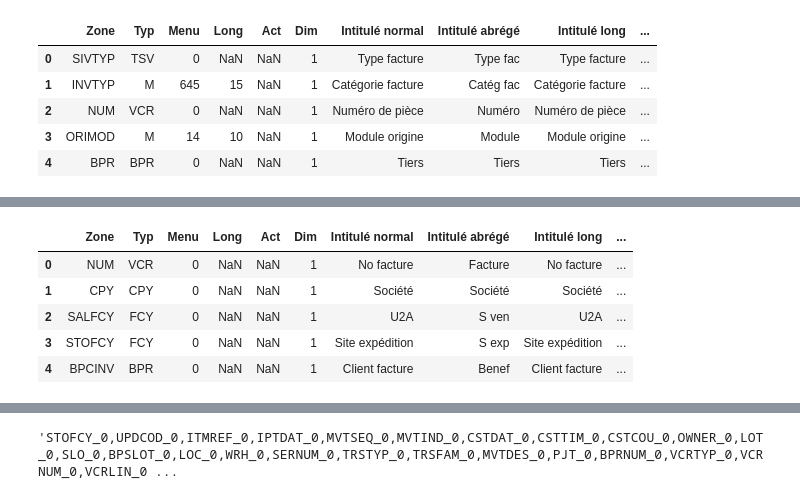
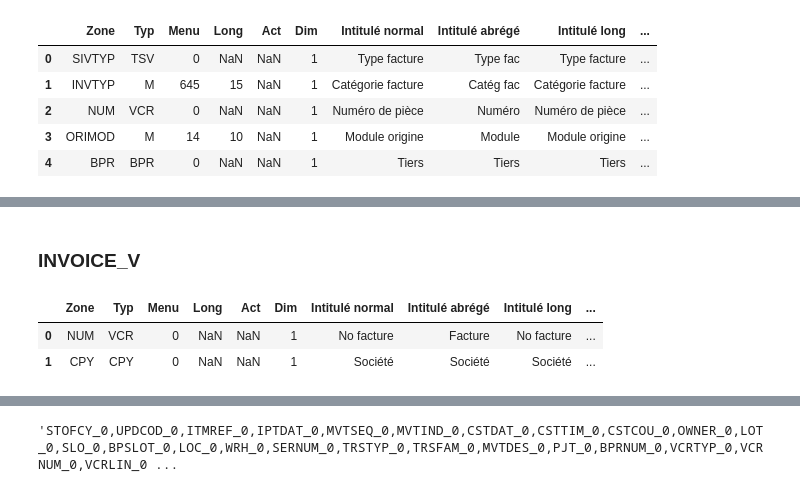
Before and after one commit to sdpython/ensae_projects, a Jupyter notebook: _doc/notebooks/hackathon_2015/schemas.ipynb, the cells around one changed output, grey strips where cells are left out. Drawn from its saved outputs; the diff is of its cells as text; code cells hidden in the pictures.

```diff
--- a/_doc/notebooks/hackathon_2015/exploration.ipynb
+++ b/_doc/notebooks/hackathon_2015/schemas.ipynb
@@ -78,10 +117,9 @@ dsf = df[["Zone", "Typ", "Intitulé long", "Table liée"]].sort_values("Zone")
+# %% [markdown]
+### INVOICE_V
 # %%
 df = %blob_head croix-rouge/data/SINVOICEV.schema.txt
-df.head()
+df.head(n=2)
 # %% [output]
 |  | Zone | Typ | Menu | Long | Act | Dim | Intitulé normal | Intitulé abrégé | Intitulé long | ... |
 | 0 | NUM | VCR | 0 | NaN | NaN | 1 | No facture | Facture | No facture | ... |
 | 1 | CPY | CPY | 0 | NaN | NaN | 1 | Société | Société | Société | ... |
-| 2 | SALFCY | FCY | 0 | NaN | NaN | 1 | U2A | S ven | U2A | ... |
-| 3 | STOFCY | FCY | 0 | NaN | NaN | 1 | Site expédition | S exp | Site expédition | ... |
-| 4 | BPCINV | BPR | 0 | NaN | NaN | 1 | Client facture | Benef | Client facture | ... |
```
Also changed, not shown: parts of 34 cells of this notebook, 7 other files.
